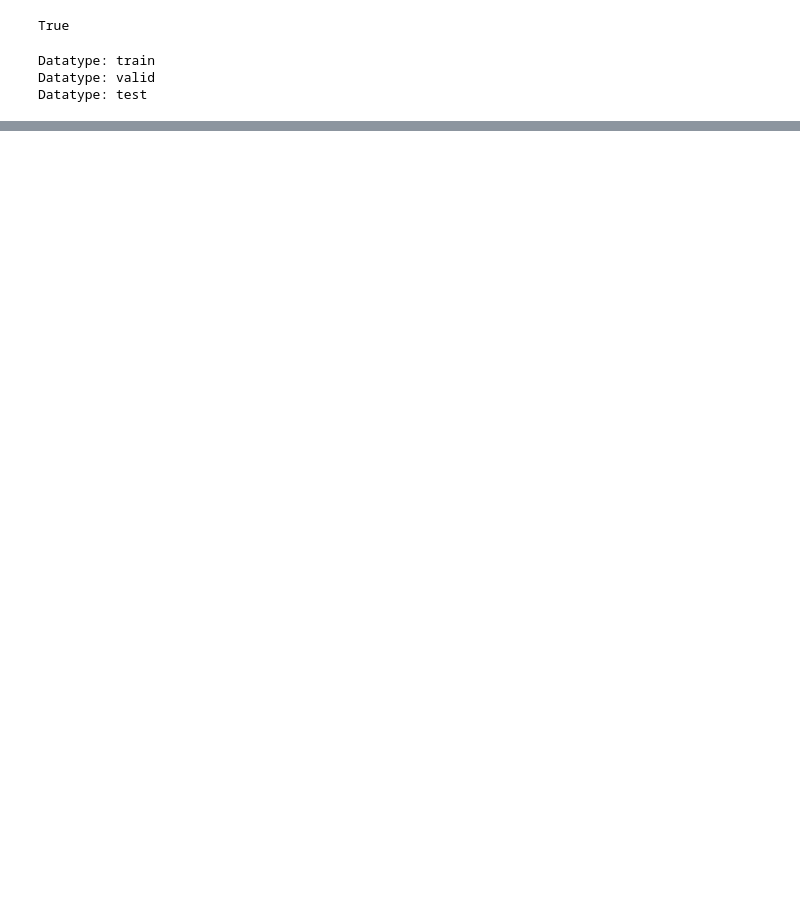
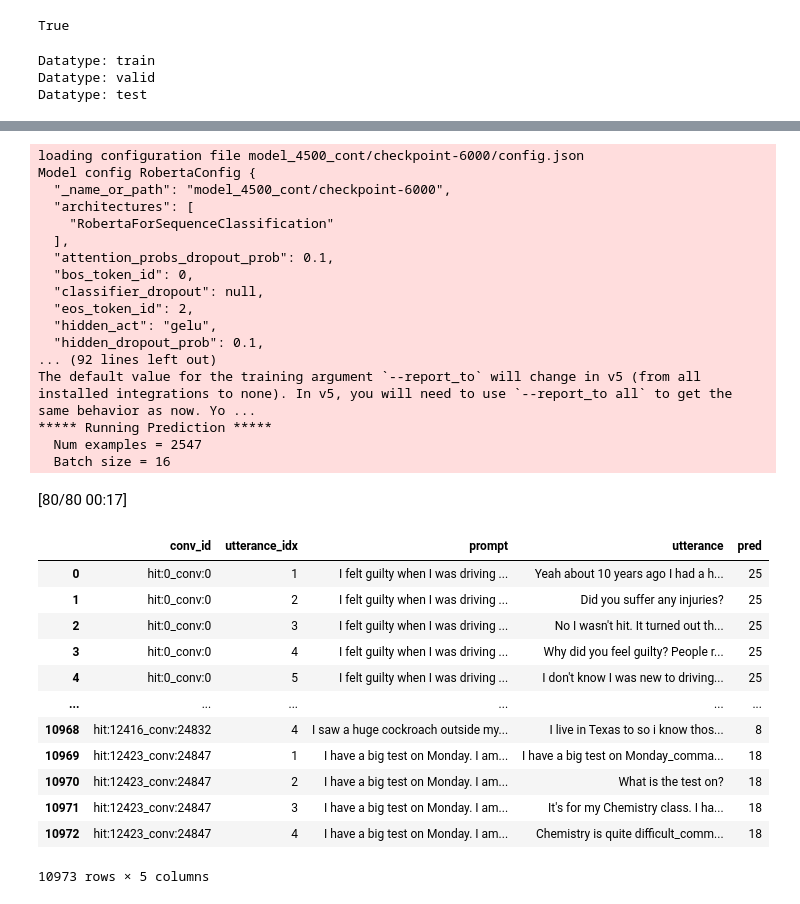
Before and after one commit to ChaShaoAn/Empathetic_Dialogues_emotion_classificaition, a Jupyter notebook: ed_classification.ipynb, the cells around one changed output, grey strips where cells are left out. Saved outputs shown, nothing was run; the diff lists cells and outputs as text; code cells hidden in the pictures; blank space fills up the shorter version.

Commit message:
update classification

```diff
--- a/ed_classification.ipynb
+++ b/ed_classification.ipynb
@@ -138,0 +177,69 @@ trainer.train()
+# %%
+# test
+# load trained model
+model = AutoModelForSequenceClassification.from_pretrained('model_4500_cont/checkpoint-6000')
+
+trainer = Trainer(
+    model=model,
+    args=TrainingArguments(
+        output_dir='model',
+        logging_dir='log',
+        logging_strategy='epoch',
+        evaluation_strategy='epoch',
+        num_train_epochs=epoch,
+        per_device_train_batch_size=batch_size,
+        per_device_eval_batch_size=batch_size),
+    train_dataset=EverythingDataset(train_df, tokenizer),
+    eval_dataset=EverythingDataset(valid_df, tokenizer),
+    compute_metrics=compute_metrics
+)
+
+test_preds = trainer.predict(EverythingDataset(test_df, tokenizer))
+# new_test = pd.read_csv('data/empathetic_dialogues/test.csv')
+new_test = pd.read_csv(test_file_path)
+test_ans = np.argmax(test_preds.predictions, axis=-1)
+new_test['pred'] = test_ans
+
+# submission = pd.read_csv('data/fixed_test.csv')
+submission = pd.read_csv(original_test_file_path)
+submission['pred'] = [-1]*len(submission)
+for _, row in new_test.iterrows():
+  submission.loc[(submission['conv_id'] == row['conv_id']), 'pred'] = row['pred']
+
+if not os.path.isdir('output'):
+    os.mkdir('output')
+submission[['pred']].to_csv('output/20220519_submission.csv', encoding='utf8')
+
+submission
+# %% [output]
+loading configuration file model_4500_cont/checkpoint-6000/config.json
+Model config RobertaConfig {
+  "_name_or_path": "model_4500_cont/checkpoint-6000",
+  "architectures": [
+    "RobertaForSequenceClassification"
+  ],
+  "attention_probs_dropout_prob": 0.1,
+  "bos_token_id": 0,
+  "classifier_dropout": null,
+  "eos_token_id": 2,
+  "hidden_act": "gelu",
+  "hidden_dropout_prob": 0.1,
+... (92 lines left out)
+The default value for the training argument `--report_to` will change in v5 (from all installed integrations to none). In v5, you will need to use `--report_to all` to get the same behavior as now. Yo ...
+***** Running Prediction *****
+  Num examples = 2547
+  Batch size = 16
+[80/80 00:17]
+|  | conv_id | utterance_idx | prompt | utterance | pred |
+| 0 | hit:0_conv:0 | 1 | I felt guilty when I was driving ... | Yeah about 10 years ago I had a h... | 25 |
+| 1 | hit:0_conv:0 | 2 | I felt guilty when I was driving ... | Did you suffer any injuries? | 25 |
+| 2 | hit:0_conv:0 | 3 | I felt guilty when I was driving ... | No I wasn't hit. It turned out th... | 25 |
+| 3 | hit:0_conv:0 | 4 | I felt guilty when I was driving ... | Why did you feel guilty? People r... | 25 |
+| 4 | hit:0_conv:0 | 5 | I felt guilty when I was driving ... | I don't know I was new to driving... | 25 |
+| ... | ... | ... | ... | ... | ... |
+| 10968 | hit:12416_conv:24832 | 4 | I saw a huge cockroach outside my... | I live in Texas to so i know thos... | 8 |
+| 10969 | hit:12423_conv:24847 | 1 | I have a big test on Monday. I am... | I have a big test on Monday_comma... | 18 |
+| 10970 | hit:12423_conv:24847 | 2 | I have a big test on Monday. I am... | What is the test on? | 18 |
+| 10971 | hit:12423_conv:24847 | 3 | I have a big test on Monday. I am... | It's for my Chemistry class. I ha... | 18 |
+| 10972 | hit:12423_conv:24847 | 4 | I have a big test on Monday. I am... | Chemistry is quite difficult_comm... | 18 |
+10973 rows × 5 columns
```
Also changed, not shown: parts of 4 cells of this notebook.
